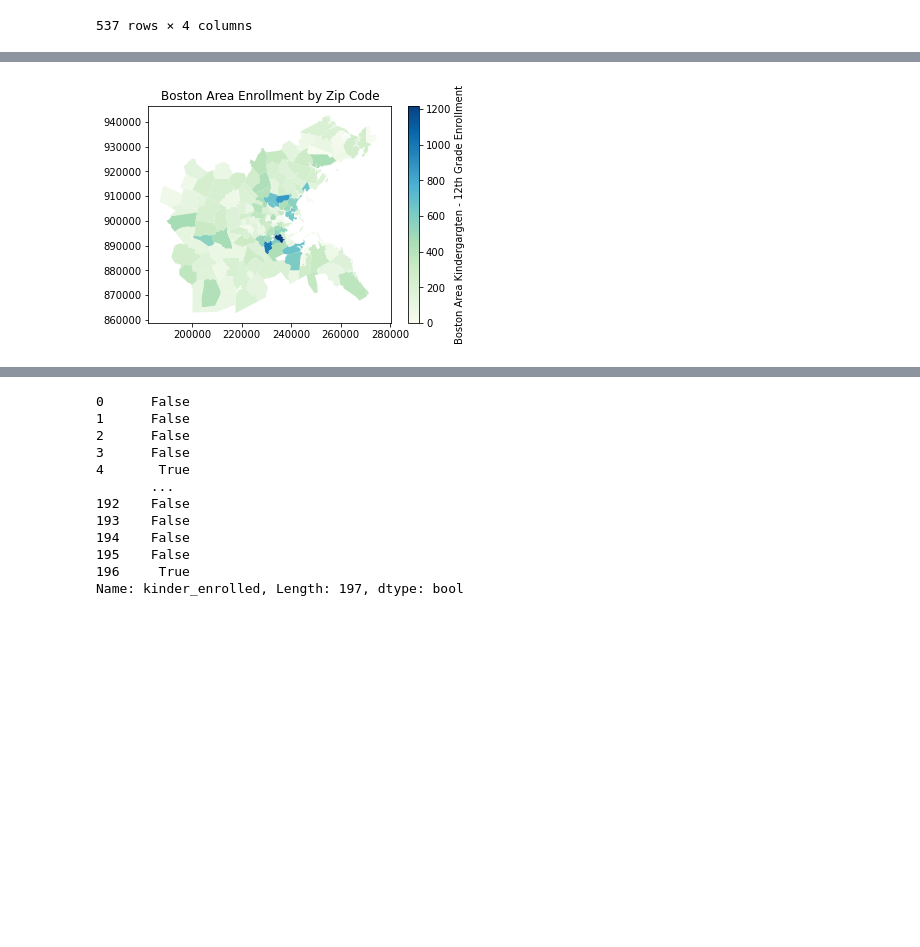
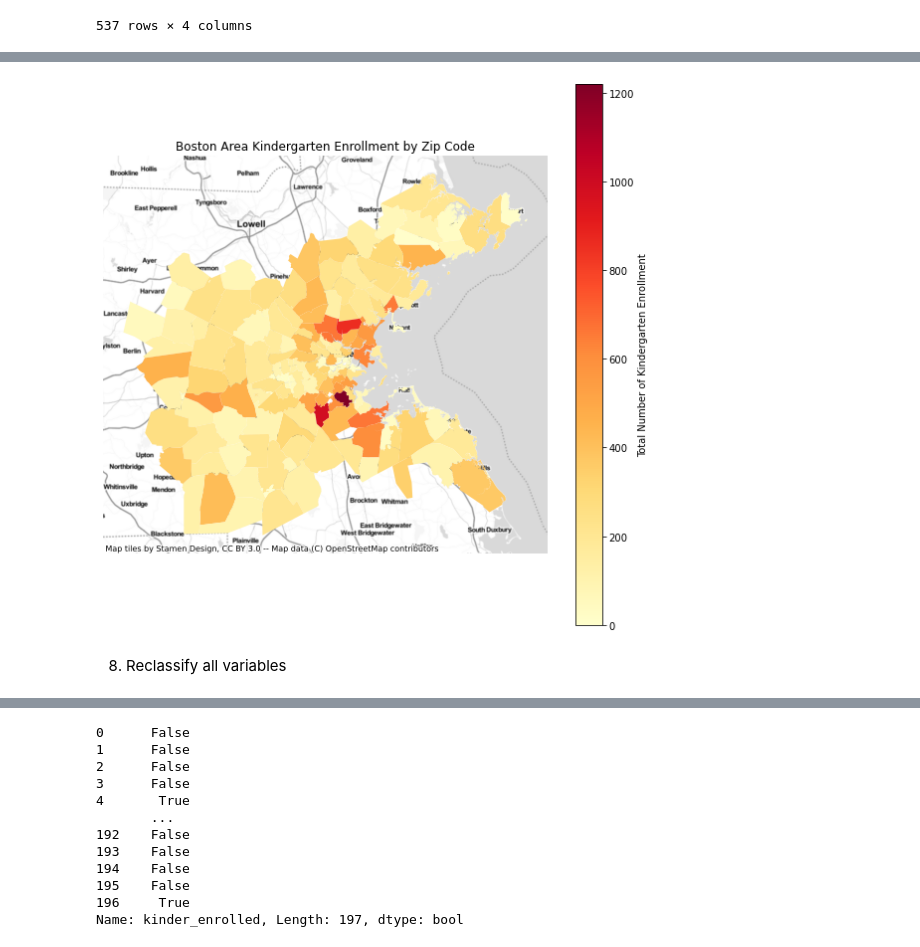
Before and after one commit to oreade01/UEP239_Final_Project, a Jupyter notebook: suitability.ipynb, the cells around one changed output, grey strips where cells are left out. Cells and saved outputs as stored; diff of their text form; code cells hidden in the pictures; blank space fills up the shorter version.

```diff
--- a/suitability.ipynb
+++ b/suitability.ipynb
@@ -190,5 +177,8 @@ boston_zipcodes
 | 196 | 01503 | 33598202 | MULTIPOLYGON (((192620.359 903410... | 1.0 |
 197 rows × 4 columns
 # %%
-schools_map = boston_zipcodes.plot(legend=True,column='school_count',cmap = 'PuRd',legend_kwds={'label':'Number of Schools'}).set_title('Boston Area Schools by Zip Code')
+fig, ax = plt.subplots(figsize=(10, 10))
+boston_zipcodes.plot(legend=True,column='school_count', cmap = 'PuRd',ax=ax, legend_kwds={'label':'Number of Schools'}).set_title('Boston Area Schools by Zip Code')
+cx.add_basemap(ax, source=cx.providers.Stamen.TonerLite, crs=boston_zipcodes.crs.to_string())
+ax.set_axis_off()
 # %% [output]
@@ -270,5 +260,8 @@ boston_zipcodes
 | 196 | 01503 | 33598202 | MULTIPOLYGON (((192620.359 903410... | 1.0 | 1.0 |
 197 rows × 5 columns
 # %%
-libraries_map = boston_zipcodes.plot(legend=True,column='lib_count',cmap = 'YlGnBu',legend_kwds={'label':'Number of Libraries'}).set_title('Boston Area Libraries by Zip Code')
+fig, ax = plt.subplots(figsize=(10, 10))
+boston_zipcodes.plot(legend=True,column='lib_count', cmap = 'YlGnBu',ax=ax, legend_kwds={'label':'Number of Libraries'}).set_title('Boston Area Libraries by Zip Code')
+cx.add_basemap(ax, source=cx.providers.Stamen.TonerLite, crs=boston_zipcodes.crs.to_string())
+ax.set_axis_off()
 # %% [output]
@@ -333,7 +328,7 @@ boston_zipcodes
 197 rows × 6 columns
 # %%
 fig, ax = plt.subplots(figsize=(10, 10))
-boston_zipcodes.plot(legend=True,column='market_count',cmap = 'YlOrRd',ax=ax,legend_kwds={'label':'Number of Farmers Markets'}).set_title('Boston Area Farmers Markets by Zip Code')
-cx.add_basemap(ax, source=cx.providers.CartoDB.Positron)
+boston_zipcodes.plot(legend=True,column='market_count', cmap = 'YlOrRd',ax=ax, legend_kwds={'label':'Number of Farmers Markets'}).set_title('Boston Area Farmers Markets by Zip Code')
+cx.add_basemap(ax, source=cx.providers.Stamen.TonerLite, crs=boston_zipcodes.crs.to_string())
 ax.set_axis_off()
 # %% [output]
@@ -357,7 +354,7 @@ ACS
 | 536 | 8600000US02791 | ZCTA5 02791 | 30 | 47 | 0 | ... |
 537 rows × 410 columns
 # %%
-ACS.rename(columns = {'Estimate!!Total!!Population 3 years and over enrolled in school!!Kindergarten to 12th grade!!Kindergarten' : 'kinder_enroll'}, inplace = True)
+ACS.rename(columns = {'Estimate!!Total!!Population 3 years and over enrolled in school!!Kindergarten to 12th grade!!Kindergarten' : 'kinder_enrolled'}, inplace = True)
 # %%
 ACS
 # %% [output]
@@ -435,7 +432,12 @@ boston_zipcodes
 # %%
-enrollment_map = boston_zipcodes.plot(legend=True,column='kinder_enrolled',cmap = 'GnBu',legend_kwds={'label':'Boston Area Kindergargten - 12th Grade Enrollment'}).set_title('Boston Area Enrollment by Zip Code')
+fig, ax = plt.subplots(figsize=(10, 10))
+boston_zipcodes.plot(legend=True,column='kinder_enrolled', cmap = 'YlOrRd',ax=ax, legend_kwds={'label':'Total Number of Kindergarten Enrollment'}).set_title('Boston Area Kindergarten Enrollment by Zip Code')
+cx.add_basemap(ax, source=cx.providers.Stamen.TonerLite, crs=boston_zipcodes.crs.to_string())
+ax.set_axis_off()
 # %% [output]
-[figure, old version]
+[figure, new version]
+# %% [markdown]
+8. Reclassify all variables
 # %%
 boston_zipcodes
 # %% [output]
```
Also changed, not shown: parts of 33 cells of this notebook, 1 other file.
